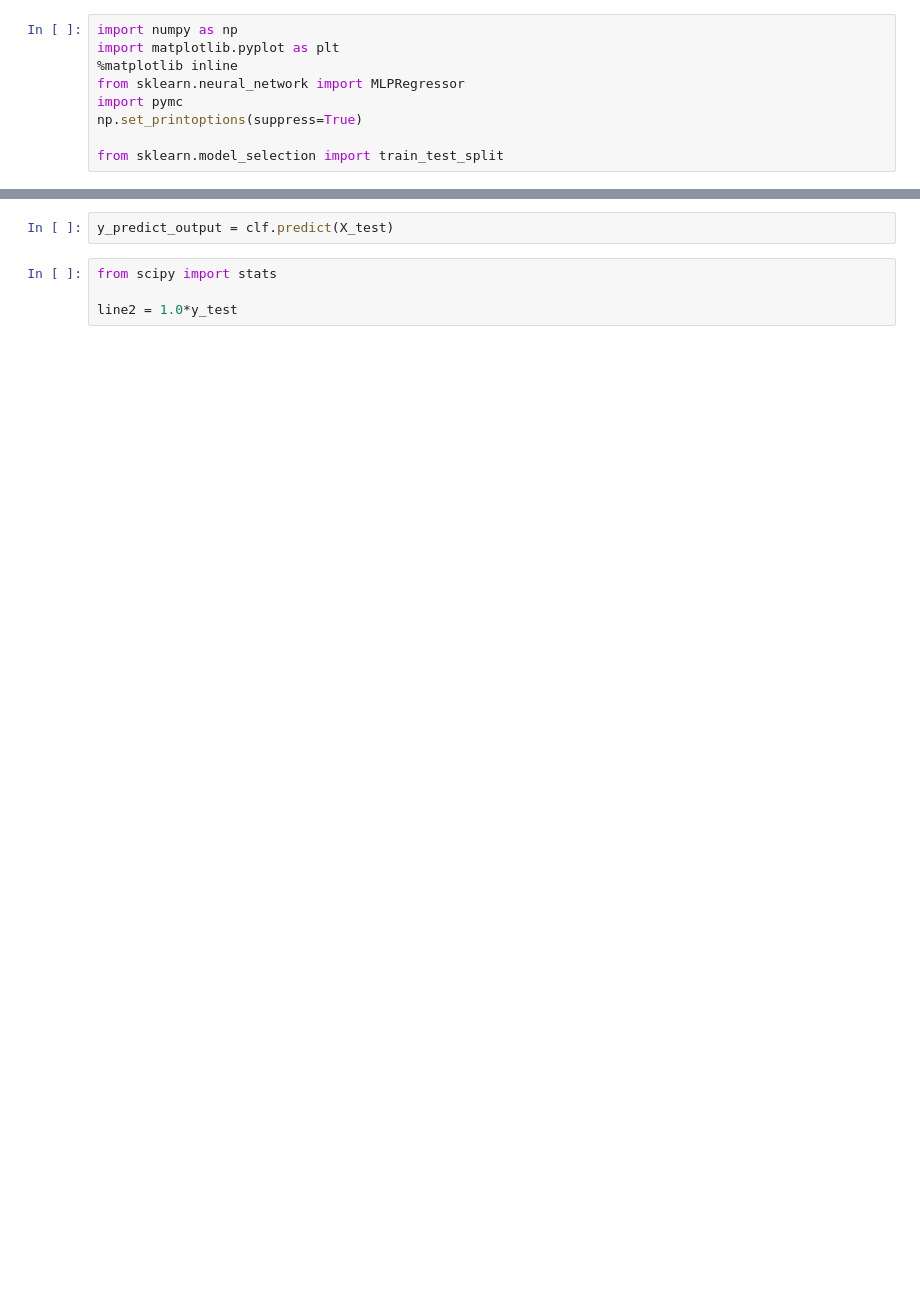
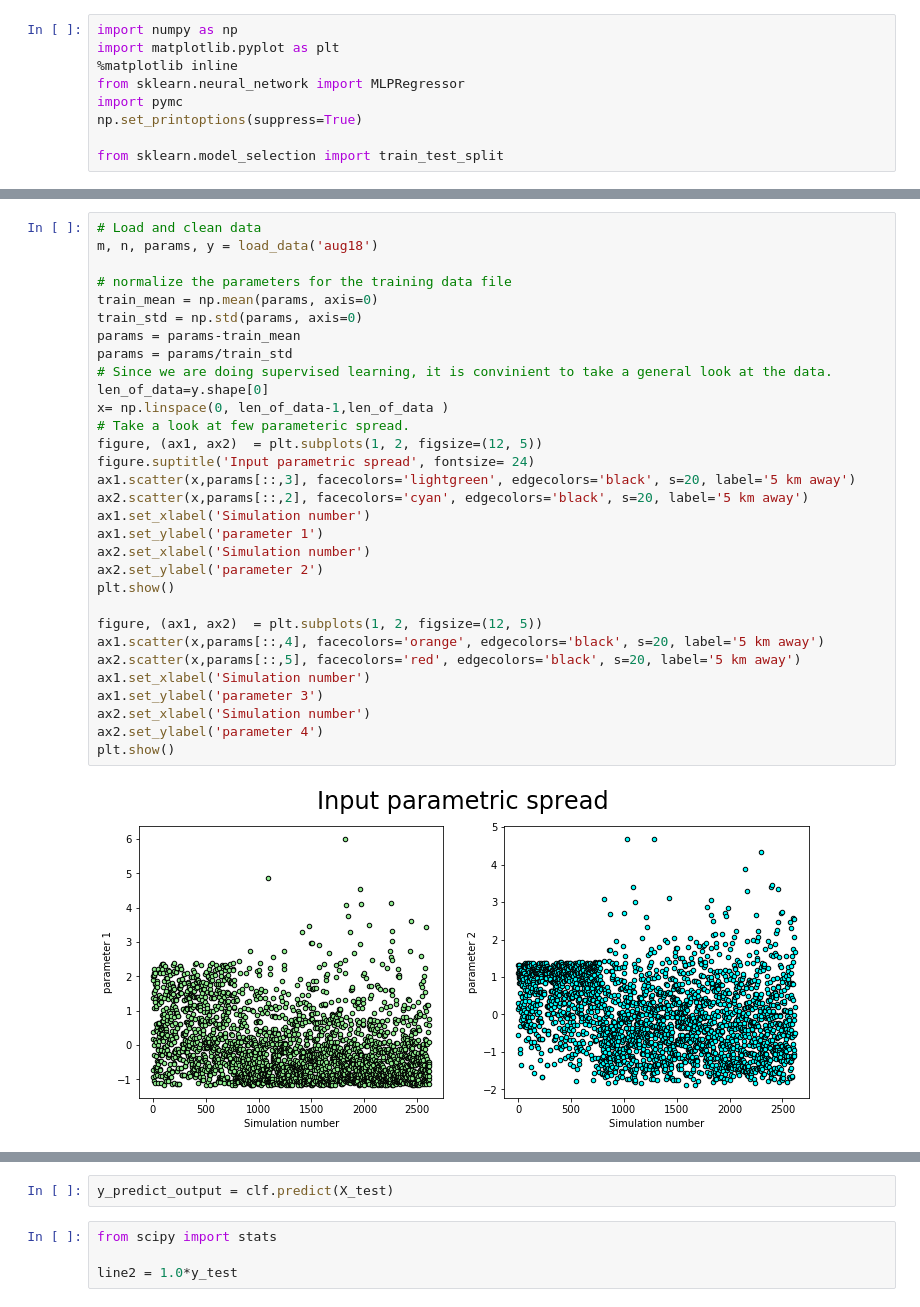
Before and after one commit to ksaslam/earthquake_Mag_by_Modeling_ML, a Jupyter notebook: regression_problem.ipynb, the cells around one changed output, grey strips where cells are left out. Cells and saved outputs as stored; diff of their text form; blank space fills up the shorter version.

```diff
--- a/regression_problem.ipynb
+++ b/regression_problem.ipynb
@@ -45,0 +30,33 @@ print(train_mean[4])
+# %%
+# Load and clean data
+m, n, params, y = load_data('aug18')
+
+# normalize the parameters for the training data file
+train_mean = np.mean(params, axis=0)
+train_std = np.std(params, axis=0)
+params = params-train_mean
+params = params/train_std
+# Since we are doing supervised learning, it is convinient to take a general look at the data.
+len_of_data=y.shape[0]
+x= np.linspace(0, len_of_data-1,len_of_data )
+# Take a look at few parameteric spread.
+figure, (ax1, ax2)  = plt.subplots(1, 2, figsize=(12, 5))
+figure.suptitle('Input parametric spread', fontsize= 24)
+ax1.scatter(x,params[::,3], facecolors='lightgreen', edgecolors='black', s=20, label='5 km away')
+ax2.scatter(x,params[::,2], facecolors='cyan', edgecolors='black', s=20, label='5 km away')
+ax1.set_xlabel('Simulation number')
+ax1.set_ylabel('parameter 1')
+ax2.set_xlabel('Simulation number')
+ax2.set_ylabel('parameter 2')
+plt.show()
+
+figure, (ax1, ax2)  = plt.subplots(1, 2, figsize=(12, 5))
+ax1.scatter(x,params[::,4], facecolors='orange', edgecolors='black', s=20, label='5 km away')
+ax2.scatter(x,params[::,5], facecolors='red', edgecolors='black', s=20, label='5 km away')
+ax1.set_xlabel('Simulation number')
+ax1.set_ylabel('parameter 3')
+ax2.set_xlabel('Simulation number')
+ax2.set_ylabel('parameter 4')
+plt.show()
+# %% [output]
+[figure, added]
```
Also changed, not shown: parts of 30 cells of this notebook.
